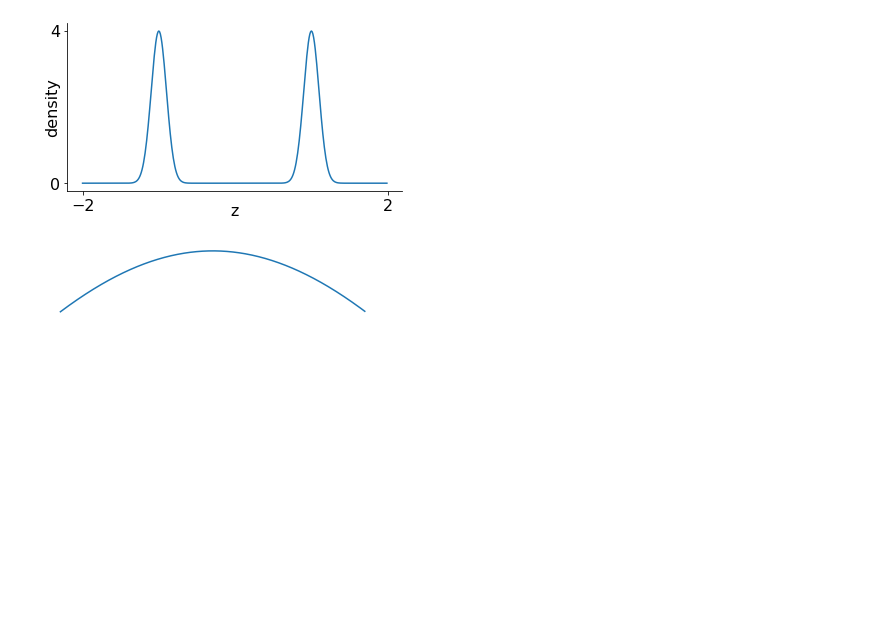
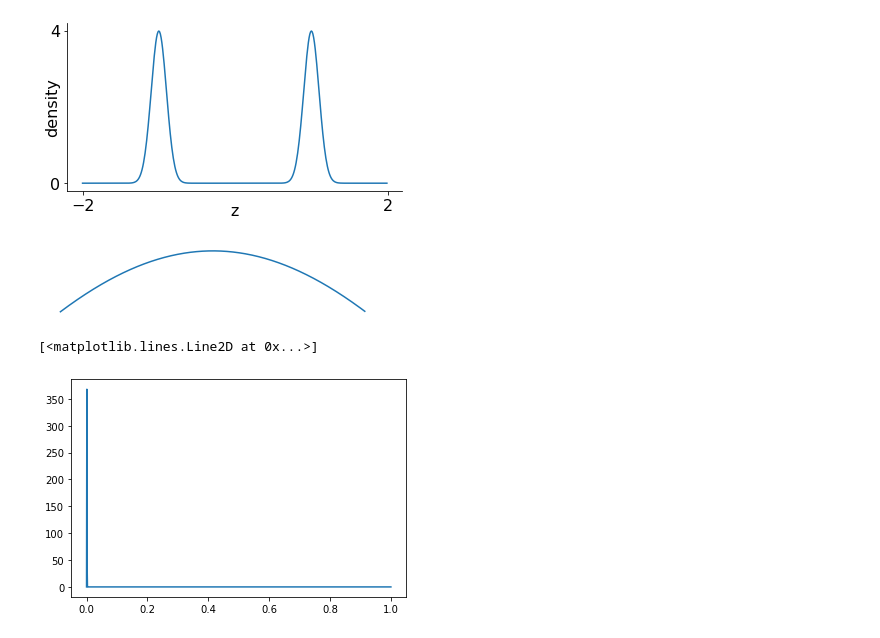
Before and after one commit to yy495/bistable_perception_project, a Jupyter notebook: new_model/semi_GSM_noise_on_x.ipynb, the cells around one changed output. Cells and saved outputs as stored; diff of their text form; code cells hidden in the pictures; blank space fills up the shorter version.

```diff
--- a/new_model/semi_GSM_noise_on_x.ipynb
+++ b/new_model/semi_GSM_noise_on_x.ipynb
@@ -108,3 +108,10 @@ plt.rcParams['font.size'] = '18'
 fig.savefig('caoo.svg')
 # %% [output]
 [figure]
+# %%
+x = np.arange(0,1,0.001)
+y = 1000000*x*(1-x**2)**1000000
+plt.plot(x,y)
+# %% [output]
+[<matplotlib.lines.Line2D at 0x...>]
+[figure, added]
```
Also changed, not shown: parts of 3 cells of this notebook, 24 other files.
